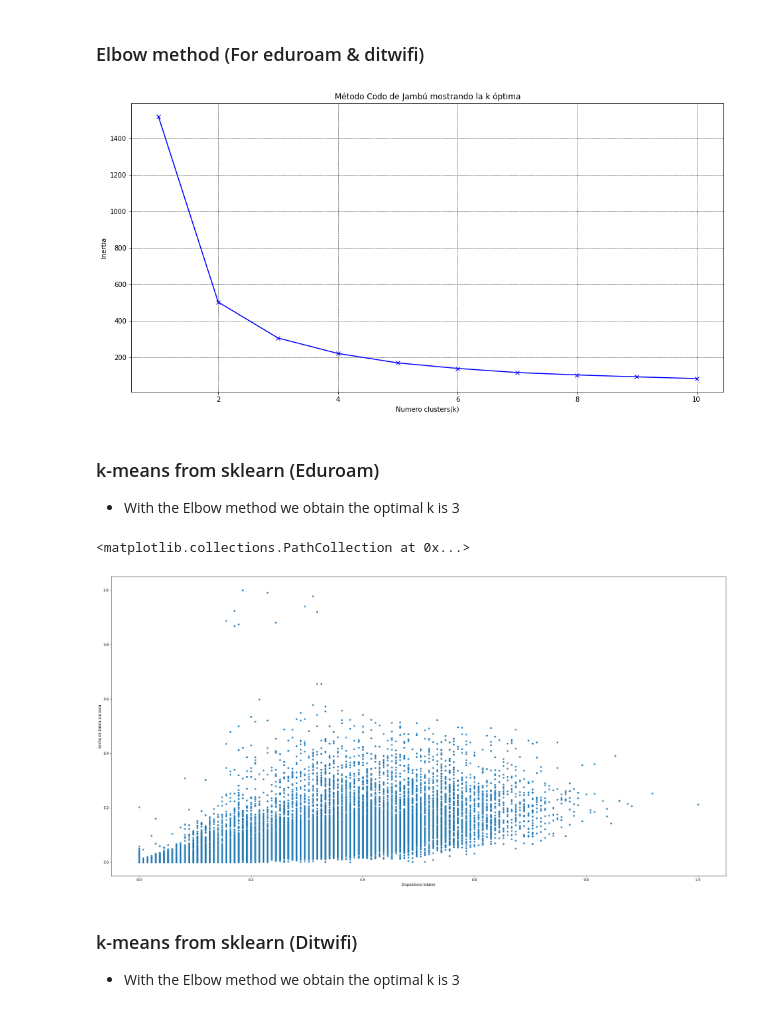
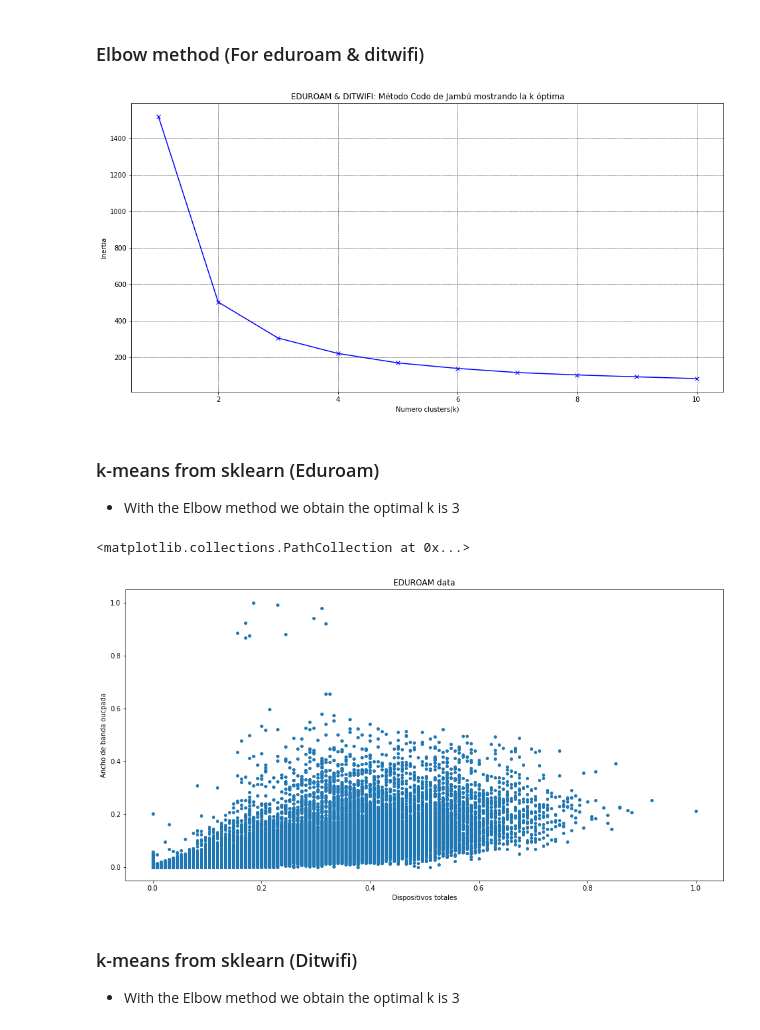
Before and after one commit to alvaroanua/TFG, a Jupyter notebook: Kmean/KMEAN_Dublin_Tardes.ipynb, the cells around one changed output. Saved outputs shown, nothing was run; the diff lists cells and outputs as text; code cells hidden in the pictures.

```diff
--- a/Kmean/KMEAN_Dublin_Tardes.ipynb
+++ b/Kmean/KMEAN_Dublin_Tardes.ipynb
@@ -331,7 +316,7 @@ min_max_scaler = preprocessing.MinMaxScaler()
 normalize = min_max_scaler.fit_transform(df_channel_filter)
 df_normalize = pd.DataFrame(normalize)
 
-# Rename
+# Rename columns of data frame normalize
 df_normalize = df_normalize.rename(columns={0: 'bw_busy', 1: 'total_devices'})
 
 # Elbow method
@@ -350,41 +335,42 @@ plt.plot(rango, inertia, 'bx-') #'bx-' : b = blue, x = puntos como 'x' y - = lí
 plt.grid(color = 'black', linestyle = '--', linewidth = 0.5)
 plt.xlabel('Numero clusters(k)')
 plt.ylabel('Inertia')
-plt.title('Método Codo de Jambú mostrando la k óptima')
+plt.title('EDUROAM & DITWIFI: Método Codo de Jambú mostrando la k óptima')
 
 # Print plt
 plt.show()
 # %% [output]
-[figure, old version]
+[figure, new version]
 # %% [markdown]
 ### k-means from sklearn (Eduroam)
 * With the Elbow method we obtain the optimal k is 3
 # %%
 # Number of clusters
 k_eduroam = 3
 
 # Kmeans
 kmeans_eduroam = KMeans(n_clusters= k_eduroam) #default: init = k-means++, n_init = 10, max_iter = 300
 
 # Labels of data
 cluster_eduroam = kmeans_eduroam.fit_predict(df_normalize_eduroam)
 df_normalize_eduroam['cluster'] = cluster_eduroam
 
 # Obtain centroids coordinates
 centroids_eduroam = kmeans_eduroam.cluster_centers_
 
 # Asign x and y
 x_eduroam = df_normalize_eduroam['total_devices'].values
 y_eduroam = df_normalize_eduroam['bw_busy'].values
 
 # Print result
-plt.figure(figsize=(32,16))
+plt.figure(figsize=(16,8))
+plt.title("EDUROAM data")
 plt.xlabel('Dispositivos totales')
 plt.ylabel('Ancho de banda oucpada')
 plt.scatter(x_eduroam, y_eduroam, marker='.', s=60)
 # %% [output]
 <matplotlib.collections.PathCollection at 0x...>
-[figure, old version]
+[figure, new version]
 # %% [markdown]
 ### k-means from sklearn (Ditwifi)
 * With the Elbow method we obtain the optimal k is 3
```
Also changed, not shown: parts of 18 cells of this notebook.
